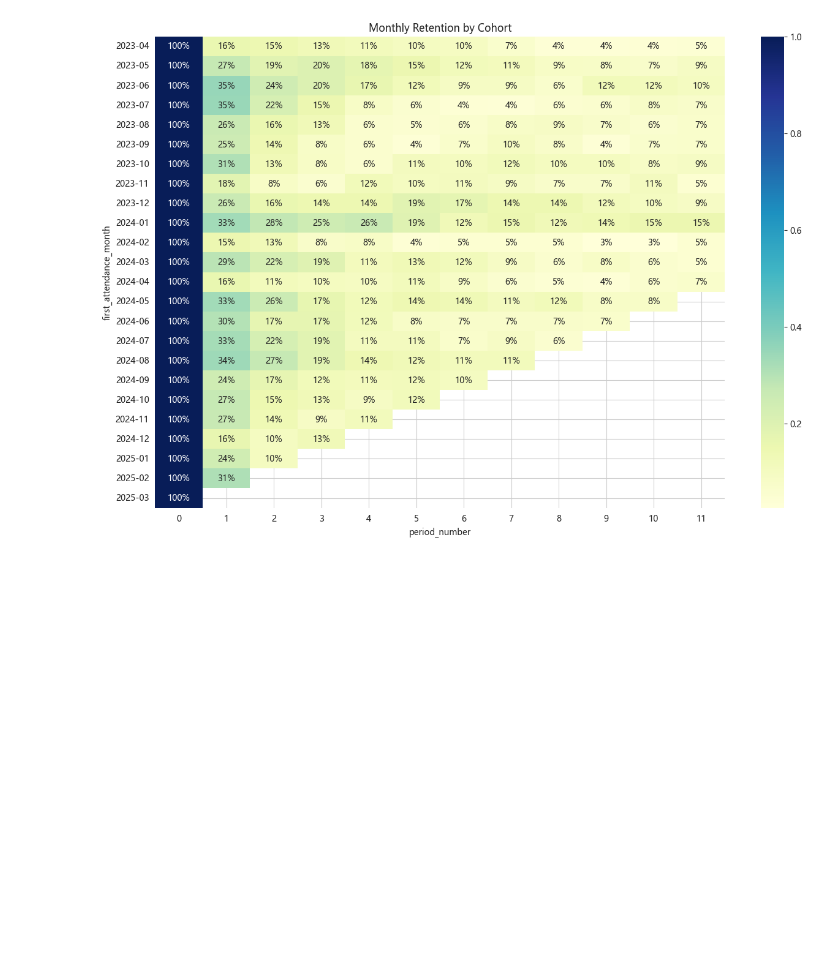
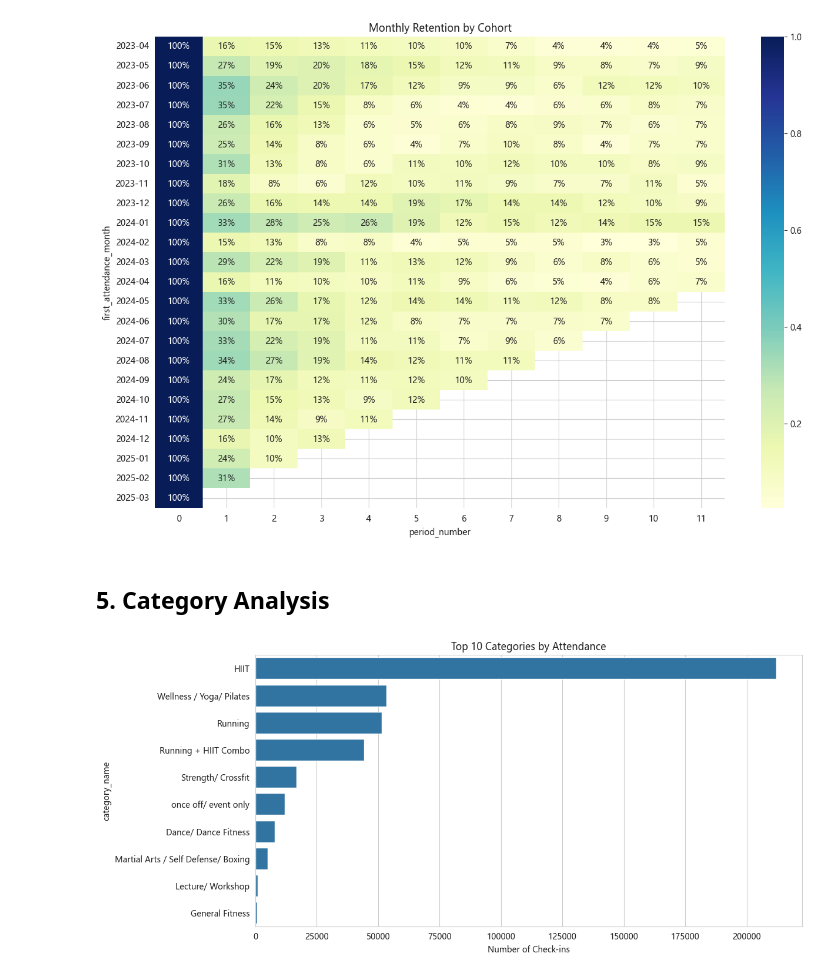
Before and after one commit to Prampyl/FitFam_research, a Jupyter notebook: notebooks/analysis_output.ipynb, the cells around one changed output. Cells and saved outputs as stored; diff of their text form; code cells hidden in the pictures; blank space fills up the shorter version.

Commit message:
category analasysis and restruction of the repo

```diff
--- a/analysis_output.ipynb
+++ b/notebooks/analysis_output.ipynb
@@ -146,3 +150,15 @@ plt.title('Monthly Retention by Cohort')
 plt.show()
 # %% [output]
 [figure]
+# %% [markdown]
+## 5. Category Analysis
+# %%
+# Top Categories by Attendance
+cat_counts = df['category_name'].value_counts().head(10)
+plt.figure(figsize=(12, 6))
+sns.barplot(x=cat_counts.values, y=cat_counts.index)
+plt.title('Top 10 Categories by Attendance')
+plt.xlabel('Number of Check-ins')
+plt.show()
+# %% [output]
+[figure, added]
```
Also changed, not shown: parts of 4 cells of this notebook, 12 other files.
